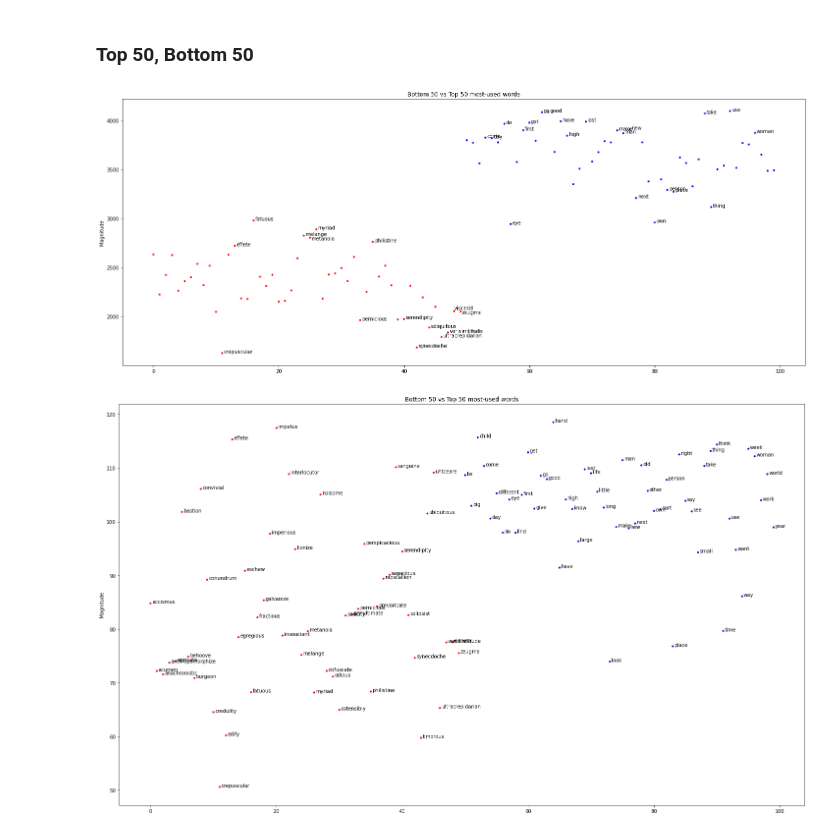
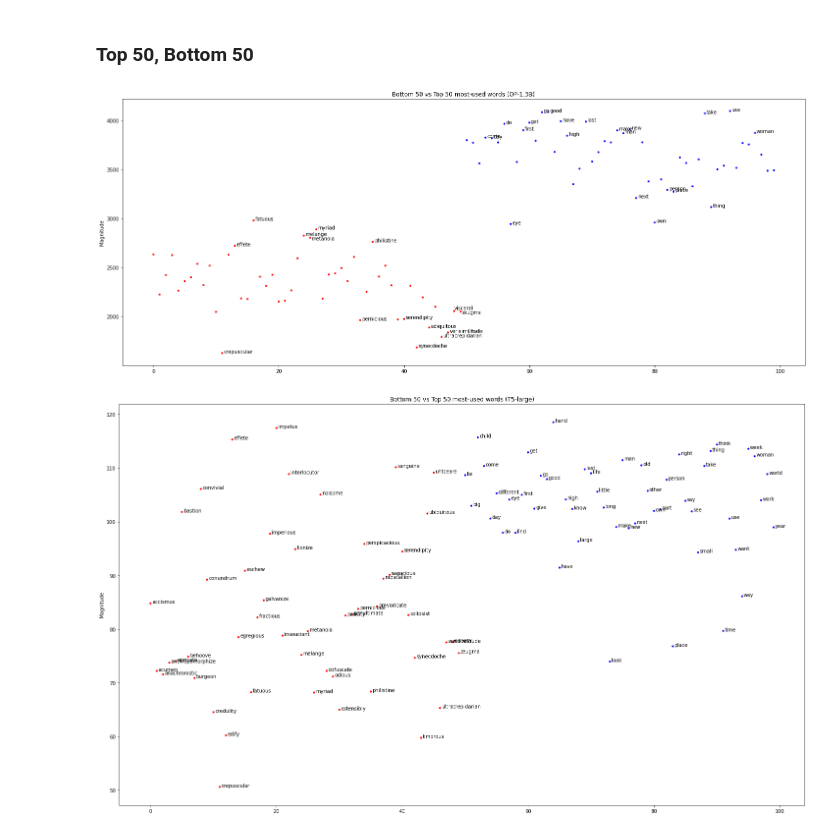
Before and after one commit to maxb00/LLM-embeds, a Jupyter notebook: magnitudes.ipynb, the cells around one changed output. Cells and saved outputs as stored; diff of their text form; code cells hidden in the pictures.

```diff
--- a/magnitudes.ipynb
+++ b/magnitudes.ipynb
@@ -654,35 +654,35 @@ Y_t5 = [sum_complexity(p, model='t5') for p in X]
 colors = ['r' if x < 50 else 'b' for x in range(100)]
 # %%
 plt.figure(figsize=(25, 10))
-plt.title('Bottom 50 vs Top 50 most-used words')
+plt.title('Bottom 50 vs Top 50 most-used words (OP-1.3B)')
 plt.ylabel('Magnitude')
 plt.scatter(range(100), Y_opt, c=colors, marker='.')
 for i in range(0, 100):
     if i < 48:
         if i == 25:
             plt.annotate(X[i], (i+0.25, Y_opt[i]-20))
         elif i == 39: continue
         elif Y_opt[i] > 2700:
             plt.annotate(X[i], (i+0.25, Y_opt[i]+1))
         elif Y_opt[i] < 2000:
             plt.annotate(X[i], (i+0.25, Y_opt[i]+1))
     elif i == 48:
         plt.annotate(X[i], (i, Y_opt[i]+15))
     elif i == 49:
         plt.annotate(X[i], (i+0.25, Y_opt[i]-25))
     else:
         if Y_opt[i] < 3300:
             plt.annotate(X[i], (i+0.25, Y_opt[i]+1))
         elif Y_opt[i] > 3800:
             plt.annotate(X[i], (i+0.25, Y_opt[i]+1))
 # %% [output]
-[figure, old version]
+[figure, new version]
 # %%
 plt.figure(figsize=(25, 15))
-plt.title('Bottom 50 vs Top 50 most-used words')
+plt.title('Bottom 50 vs Top 50 most-used words (T5-large)')
 plt.ylabel('Magnitude')
 plt.scatter(range(100), Y_t5, c=colors, marker='.')
 for i in range(0, 100):
     plt.annotate(X[i], (i+0.25, Y_t5[i]))
 # %% [output]
-[figure, old version]
+[figure, new version]
```
Also changed, not shown: 1 other file.
